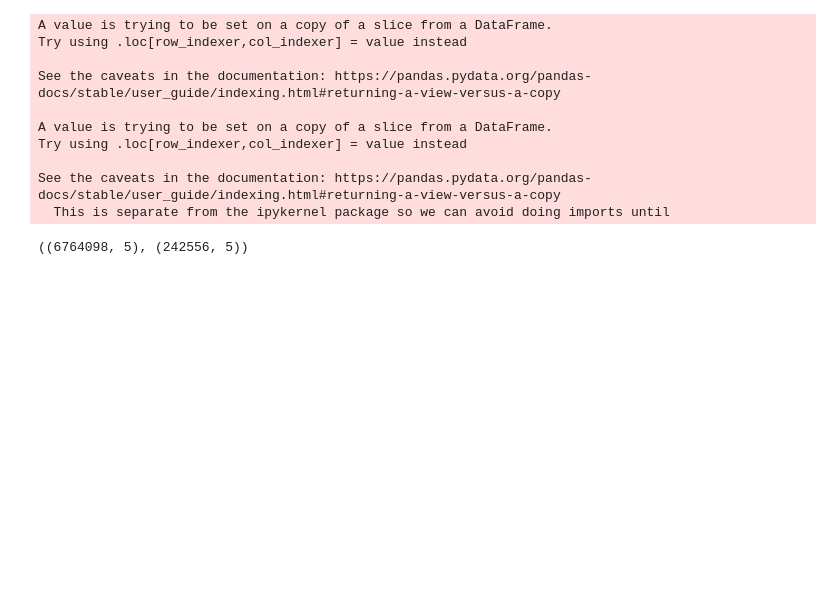
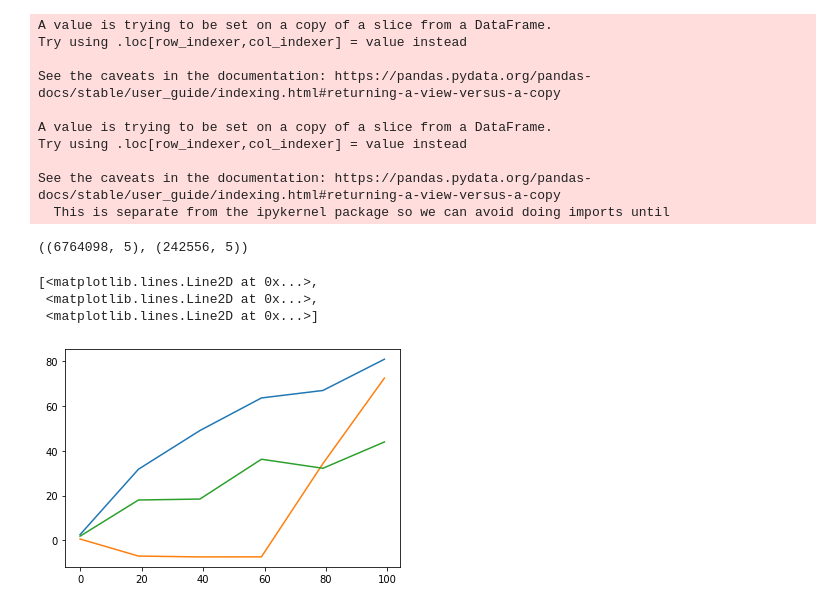
Before and after one commit to dantegates/keras-prophet, a Jupyter notebook: keras-prophet.ipynb, the cells around one changed output. Drawn from its saved outputs; the diff is of its cells as text; code cells hidden in the pictures; blank space fills up the shorter version.

Commit message:
multidimensional trend embedding working

```diff
--- a/keras-prophet.ipynb
+++ b/keras-prophet.ipynb
@@ -417 +328,21 @@ class LinearTrendEmbeddingWithMovement(tf.keras.layers.Layer):
+# %%
+c = 5
+d = np.repeat(np.random.normal(size=(1, 3, c)), 100, axis=0)
+s = np.arange(c, dtype='float32') * 20
+t = np.arange(100, dtype='float32')[:, None] + 1.
+
+plt.plot(
+    LinearTrendEmbeddingWithMovement.trend(
+        d,
+        1.,
+        1.,
+        s,
+        t,
+    ).numpy()
+)
+# %% [output]
+[<matplotlib.lines.Line2D at 0x...>,
+ <matplotlib.lines.Line2D at 0x...>,
+ <matplotlib.lines.Line2D at 0x...>]
+[figure, added]
 # %%
```
Also changed, not shown: parts of 17 cells of this notebook, 2 other files.
